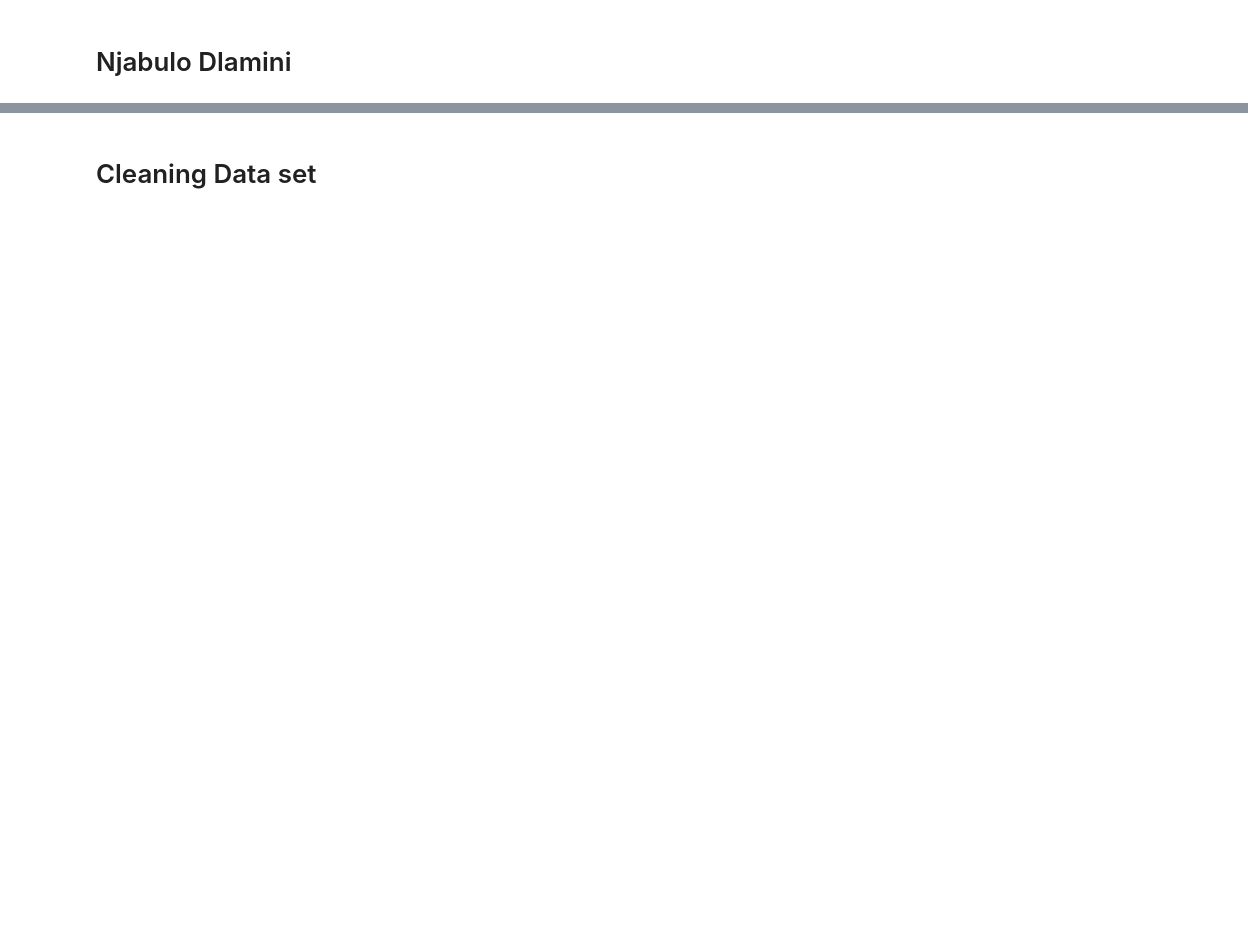
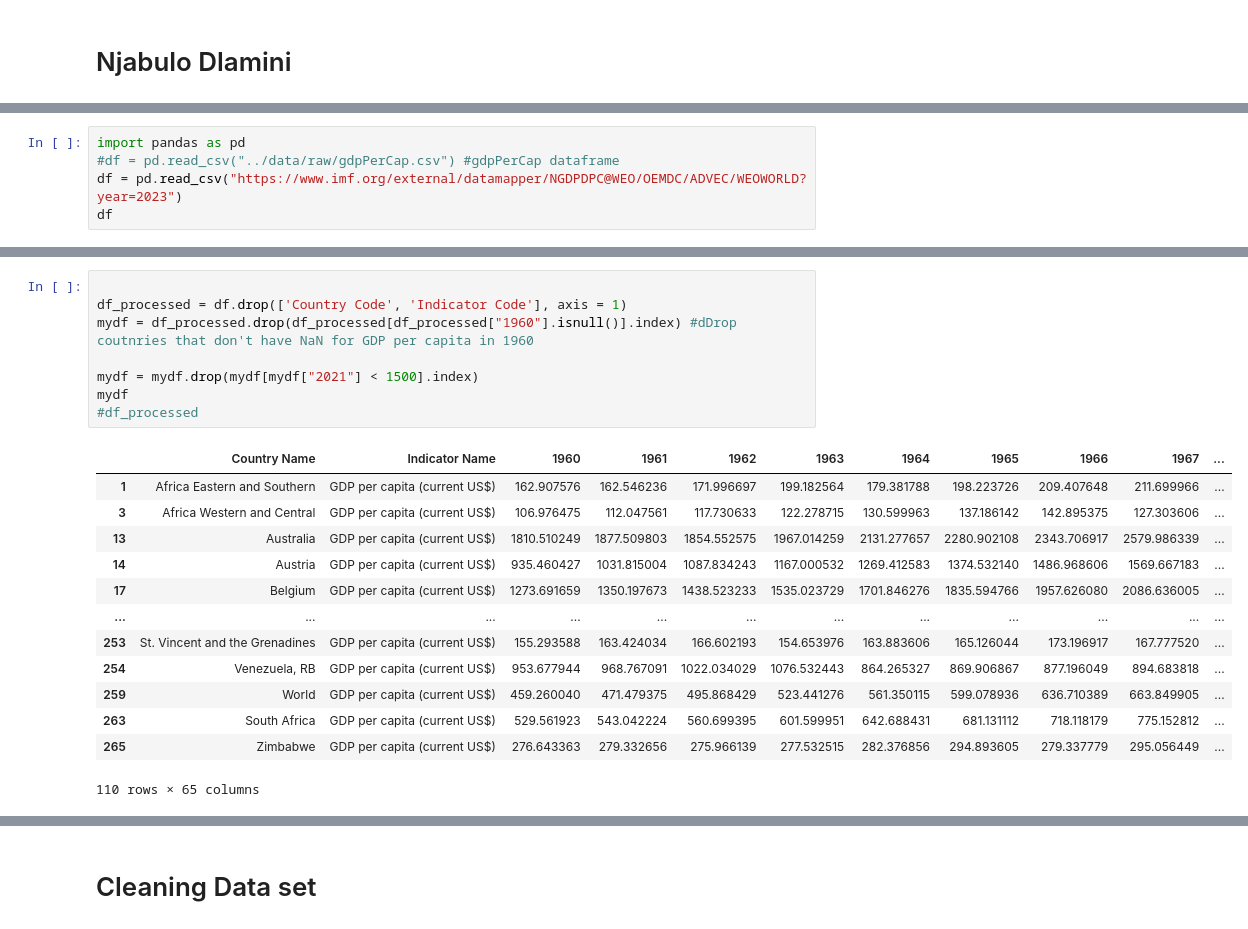
Before and after one commit to ubco-W2022T2-data301/project-group-group42, a Jupyter notebook: analysis/analysisNjabuloDlamini.ipynb, the cells around one changed output, grey strips where cells are left out. Cells and saved outputs as stored; diff of their text form; blank space fills up the shorter version.

```diff
--- a/analysis/analysisNjabuloDlamini.ipynb
+++ b/analysis/analysisNjabuloDlamini.ipynb
@@ -8,0 +13,5 @@ Which country had the largest increase in gdp per capita over a specific timefra
+# %%
+import pandas as pd
+#df = pd.read_csv("../data/raw/gdpPerCap.csv") #gdpPerCap dataframe
+df = pd.read_csv("https://www.imf.org/external/datamapper/NGDPDPC@WEO/OEMDC/ADVEC/WEOWORLD?year=2023")
+df
@@ -9,2 +23,24 @@ Which country had the largest increase in gdp per capita over a specific timefra
+# %%
+
+df_processed = df.drop(['Country Code', 'Indicator Code'], axis = 1)
+mydf = df_processed.drop(df_processed[df_processed["1960"].isnull()].index) #dDrop coutnries that don't have NaN for GDP per capita in 1960
+
+mydf = mydf.drop(mydf[mydf["2021"] < 1500].index)
+mydf
+#df_processed
+# %% [output]
+|  | Country Name | Indicator Name | 1960 | 1961 | 1962 | 1963 | 1964 | 1965 | 1966 | 1967 | ... |
+| 1 | Africa Eastern and Southern | GDP per capita (current US$) | 162.907576 | 162.546236 | 171.996697 | 199.182564 | 179.381788 | 198.223726 | 209.407648 | 211.699966 | ... |
+| 3 | Africa Western and Central | GDP per capita (current US$) | 106.976475 | 112.047561 | 117.730633 | 122.278715 | 130.599963 | 137.186142 | 142.895375 | 127.303606 | ... |
+| 13 | Australia | GDP per capita (current US$) | 1810.510249 | 1877.509803 | 1854.552575 | 1967.014259 | 2131.277657 | 2280.902108 | 2343.706917 | 2579.986339 | ... |
+| 14 | Austria | GDP per capita (current US$) | 935.460427 | 1031.815004 | 1087.834243 | 1167.000532 | 1269.412583 | 1374.532140 | 1486.968606 | 1569.667183 | ... |
+| 17 | Belgium | GDP per capita (current US$) | 1273.691659 | 1350.197673 | 1438.523233 | 1535.023729 | 1701.846276 | 1835.594766 | 1957.626080 | 2086.636005 | ... |
+| ... | ... | ... | ... | ... | ... | ... | ... | ... | ... | ... | ... |
+| 253 | St. Vincent and the Grenadines | GDP per capita (current US$) | 155.293588 | 163.424034 | 166.602193 | 154.653976 | 163.883606 | 165.126044 | 173.196917 | 167.777520 | ... |
+| 254 | Venezuela, RB | GDP per capita (current US$) | 953.677944 | 968.767091 | 1022.034029 | 1076.532443 | 864.265327 | 869.906867 | 877.196049 | 894.683818 | ... |
+| 259 | World | GDP per capita (current US$) | 459.260040 | 471.479375 | 495.868429 | 523.441276 | 561.350115 | 599.078936 | 636.710389 | 663.849905 | ... |
+| 263 | South Africa | GDP per capita (current US$) | 529.561923 | 543.042224 | 560.699395 | 601.599951 | 642.688431 | 681.131112 | 718.118179 | 775.152812 | ... |
+| 265 | Zimbabwe | GDP per capita (current US$) | 276.643363 | 279.332656 | 275.966139 | 277.532515 | 282.376856 | 294.893605 | 279.337779 | 295.056449 | ... |
+110 rows × 65 columns
 # %%
 import pandas as pd
```
Also changed, not shown: parts of 10 cells of this notebook, 3 other files.
